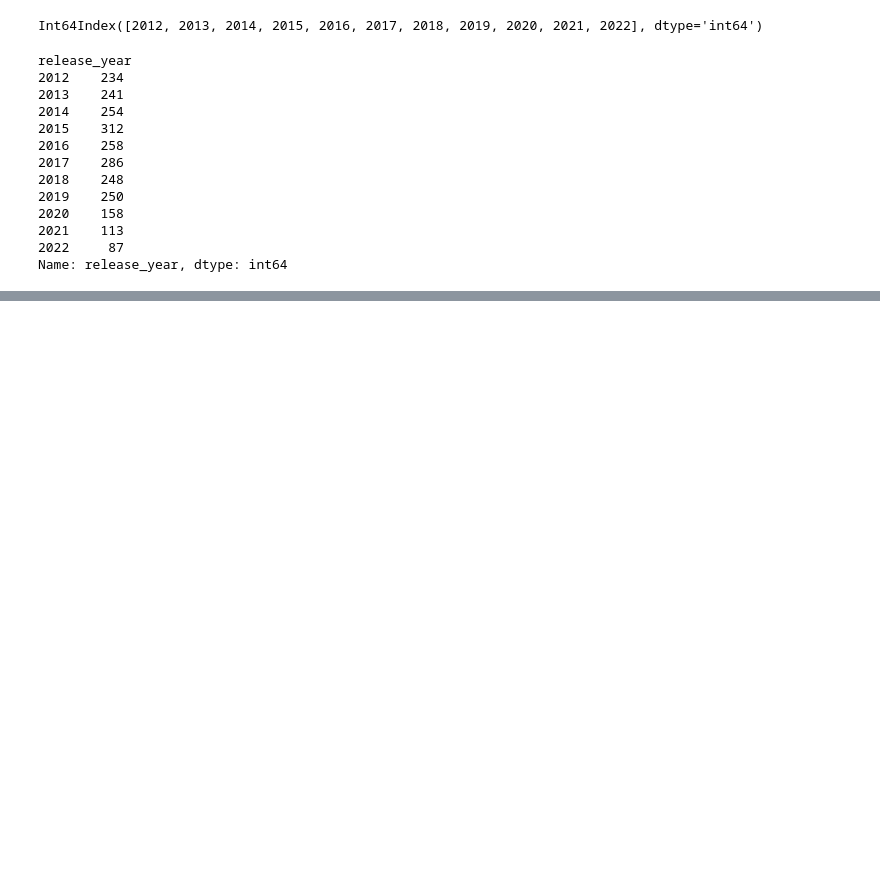
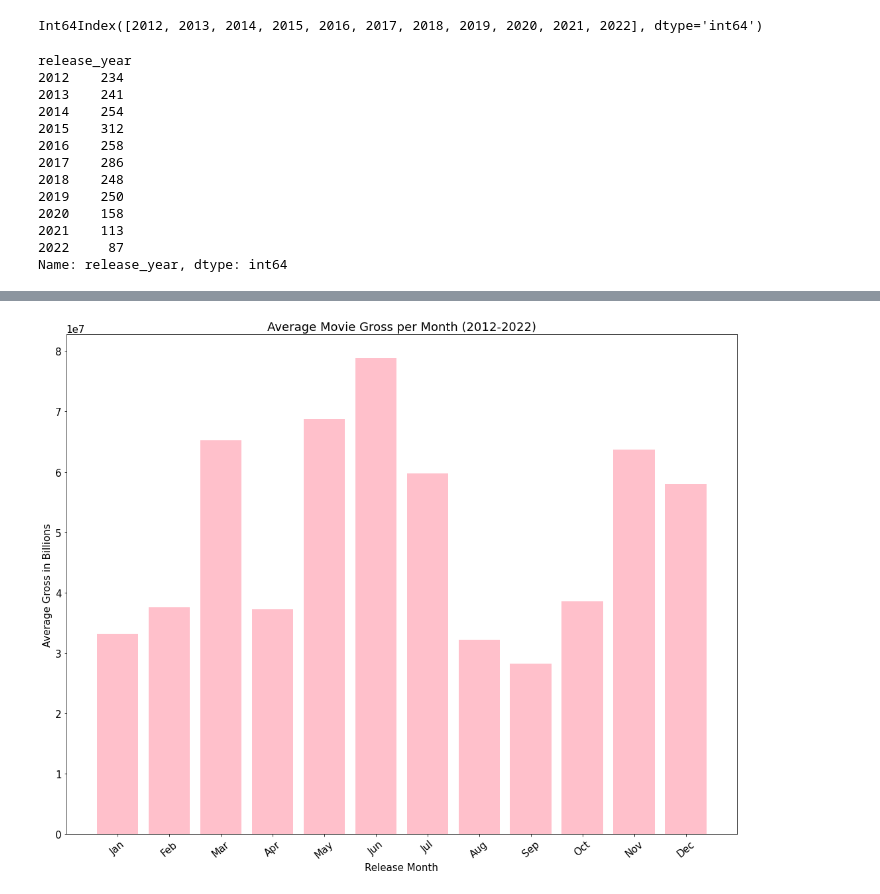
Before and after one commit to pedrov718/box_office_project, a Jupyter notebook: phase1_project.ipynb, the cells around one changed output, grey strips where cells are left out. Cells and saved outputs as stored; diff of their text form; code cells hidden in the pictures; blank space fills up the shorter version.

Commit message:
Added gross per Month

```diff
--- a/phase1_project.ipynb
+++ b/phase1_project.ipynb
@@ -294,0 +273,4 @@ plt.show()
+# %%
+movies_clean["release_month"] = movies_clean["Open"].apply(lambda x: x.strftime("%b"))
+
+movies_clean
@@ -294,0 +291,24 @@ plt.show()
+# %%
+months = ["Jan", "Feb", "Mar", "Apr", "May", "Jun",
+          "Jul", "Aug", "Sep", "Oct", "Nov", "Dec"]
+
+movies_clean['month'] = pd.Categorical(movies_clean['release_month'], categories=months, ordered=True)
+
+movies_clean.sort_values(by="month",inplace=True)  # same as you have now; can use inplace=True
+
+months = movies_clean.groupby("month")["Gross"].mean().keys()
+avg_gross_per_month = movies_clean.groupby("month")["Gross"].mean()
+# %%
+fig, ax = plt.subplots(figsize=(15,12))
+
+# sets up bar plot
+ax.bar(months, avg_gross_per_month, color = "pink")
+ax.set_xlabel('Release Month')
+ax.set_xticklabels(months, rotation=40)
+ax.set_ylabel('Average Gross in Billions')
+ax.set_title('Average Movie Gross per Month (2012-2022)')
+plt.rcParams.update({'font.size': 15})
+plt.tight_layout()
+plt.show();
+# %% [output]
+[figure, added]
```
Also changed, not shown: parts of 11 cells of this notebook.
